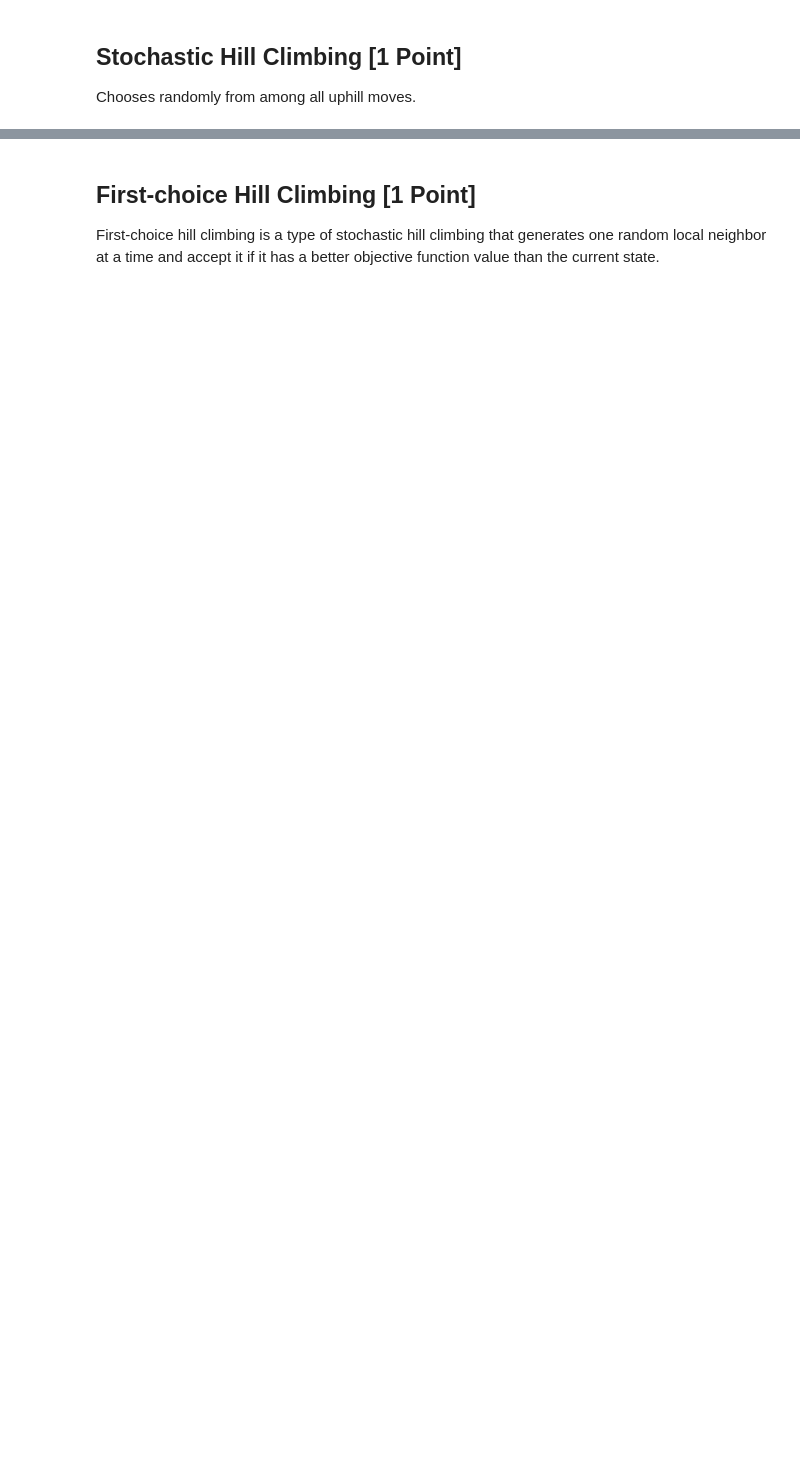
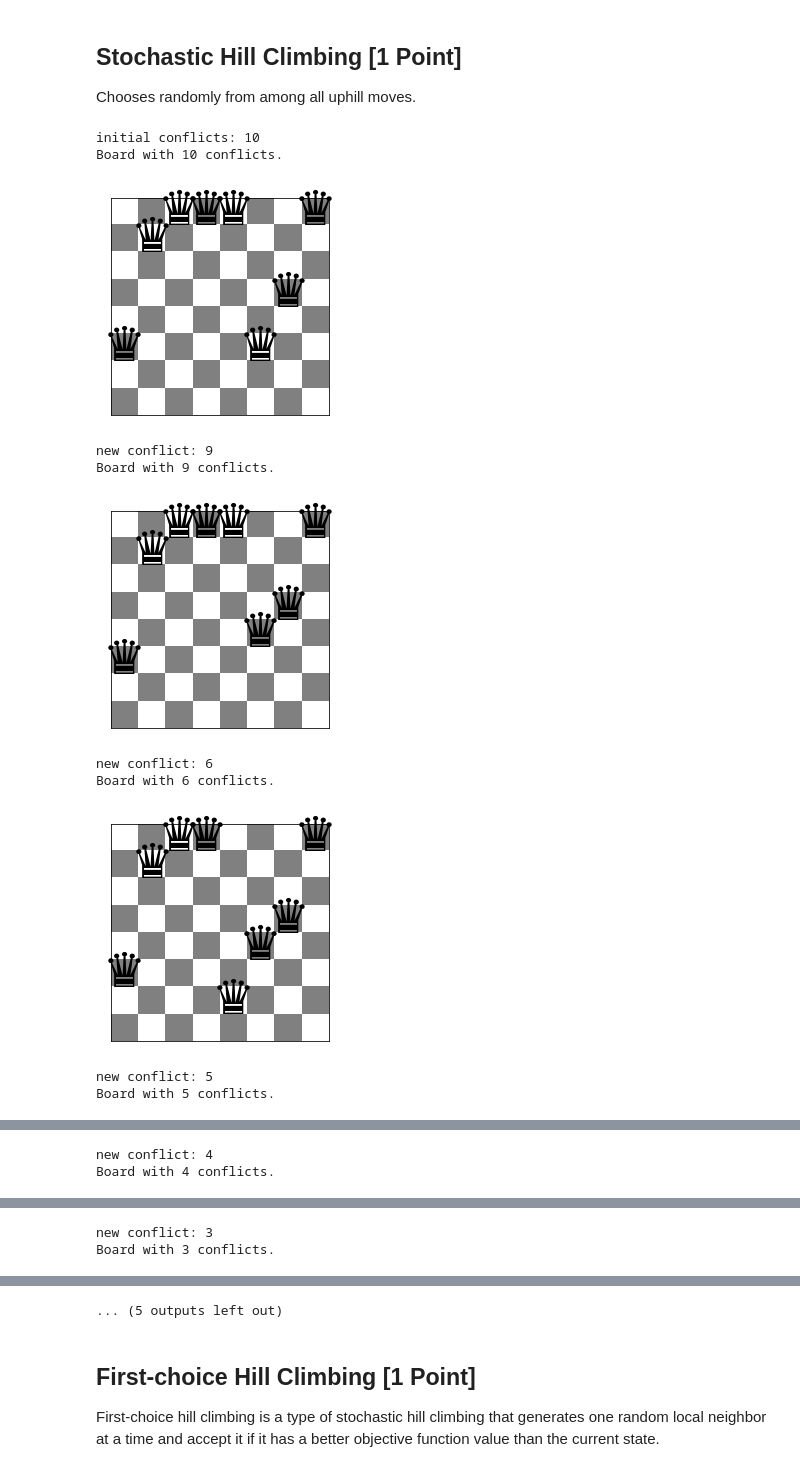
Before and after one commit to Meanings11/CS7320-AI, a Jupyter notebook: Local Search/n_queens.ipynb, the cells around one changed output, grey strips where cells are left out. Cells and saved outputs as stored; diff of their text form; code cells hidden in the pictures; blank space fills up the shorter version.

```diff
--- a/Local Search/n_queens.ipynb
+++ b/Local Search/n_queens.ipynb
@@ -221,0 +222,48 @@ Chooses randomly from among all uphill moves.
+# %%
+def random_uphill_move(board, threshold):
+
+    moves = all_next_moves(board)
+    uphill_moves = [m for m in moves if conflicts(m) < threshold]
+
+    if len(uphill_moves)== 0:
+        return board
+    else:
+        return uphill_moves[np.random.choice(len(uphill_moves))]
+
+
+def SHC(board, debug = False):
+    n = len(board)
+    curr_b = board.copy()
+    curr_conflict = conflicts(curr_b)
+    if debug: print(f"initial conflicts: {curr_conflict}")
+    if debug:show_board(curr_b)
+
+    while(1):
+        # get the best local moves
+        new_board = random_uphill_move(curr_b, curr_conflict)
+        new_conflict = conflicts(new_board)
+
+        if new_conflict < curr_conflict:
+            curr_b = new_board
+            curr_conflict = new_conflict
+            if debug: print(f"new conflict: {curr_conflict}")
+            if debug: show_board(curr_b)
+
+        else:
+            return curr_b
+
+
+board = random_board(8)
+SHC(board,debug=True)
+# %% [output]
+initial conflicts: 10
+Board with 10 conflicts.
+[figure, added]
+new conflict: 9
+Board with 9 conflicts.
+[figure, added]
+new conflict: 6
+Board with 6 conflicts.
+[figure, added]
+new conflict: 5
+Board with 5 conflicts.
@@ -221,0 +271,2 @@ Chooses randomly from among all uphill moves.
+new conflict: 4
+Board with 4 conflicts.
@@ -221,0 +274,2 @@ Chooses randomly from among all uphill moves.
+new conflict: 3
+Board with 3 conflicts.
@@ -222,3 +277,4 @@ Chooses randomly from among all uphill moves.
+... (5 outputs left out)
 # %% [markdown]
 ## First-choice Hill Climbing [1 Point]
 
```
Also changed, not shown: parts of 4 cells of this notebook.
